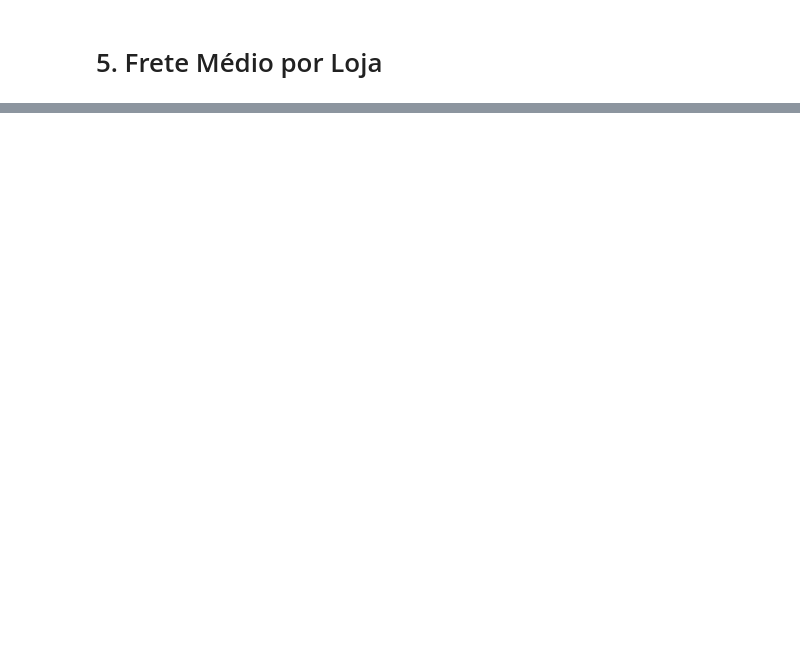
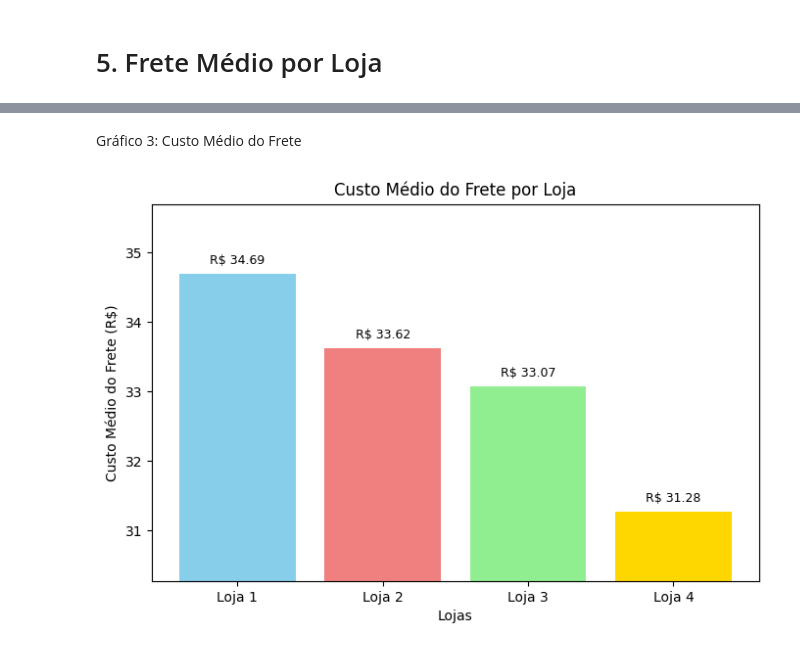
Before and after one commit to SueliHora/Challege-Data-Science-Latam, a Jupyter notebook: AluraStoreBr.ipynb, the cells around one changed output, grey strips where cells are left out. Cells and saved outputs as stored; diff of their text form; code cells hidden in the pictures; blank space fills up the shorter version.

```diff
--- a/AluraStoreBr.ipynb
+++ b/AluraStoreBr.ipynb
@@ -37,0 +226,29 @@ Relatório
+# %% [markdown]
+Gráfico 3: Custo Médio do Frete
+# %%
+# Dados para o gráfico de custo médio do frete
+# lojas_nomes já foi definido
+medias_frete = [media_frete_loja1, media_frete_loja2, media_frete_loja3, media_frete_loja4]
+
+# Criar o gráfico de barras
+plt.figure(figsize=(8, 5))
+plt.bar(lojas_nomes, medias_frete, color=['skyblue', 'lightcoral', 'lightgreen', 'gold'])
+
+# Adicionar título e rótulos aos eixos
+plt.title('Custo Médio do Frete por Loja')
+plt.xlabel('Lojas')
+plt.ylabel('Custo Médio do Frete (R$)')
+
+# Adicionar rótulos de dados (valores) acima das barras
+for i, v in enumerate(medias_frete):
+    plt.text(i, v + 0.1, f'R$ {v:.2f}', ha='center', va='bottom', fontsize=9) # Formata para R$ XX.XX
+
+# Ajustar o eixo Y para melhor visualização
+min_frete = min(medias_frete)
+max_frete = max(medias_frete)
+plt.ylim(min_frete - 1, max_frete + 1) # Define limites um pouco abaixo do mínimo e acima do máximo
+
+# Exibir o gráfico
+plt.show()
+# %% [output]
+[figure, added]
```
Also changed, not shown: parts of 11 cells of this notebook.
